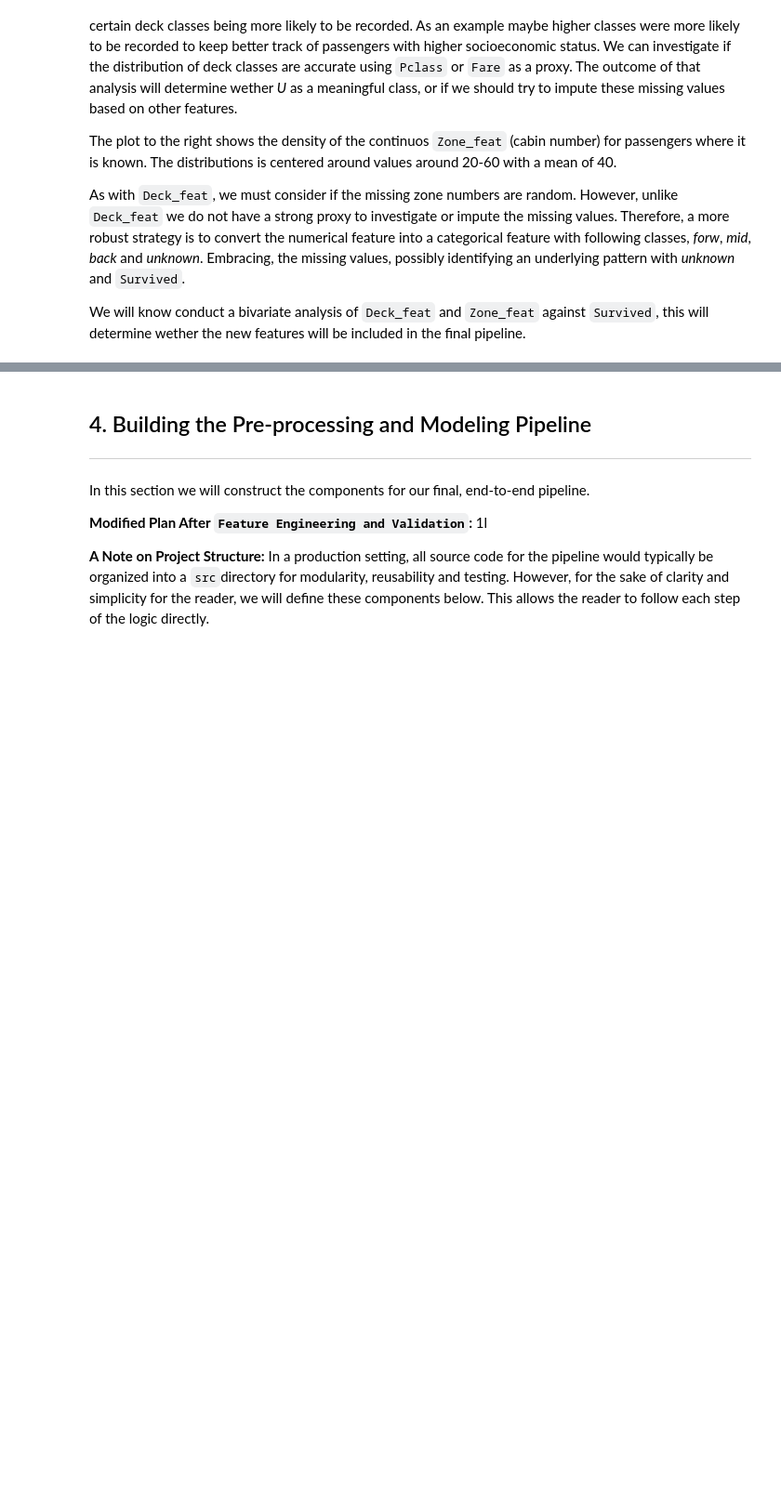
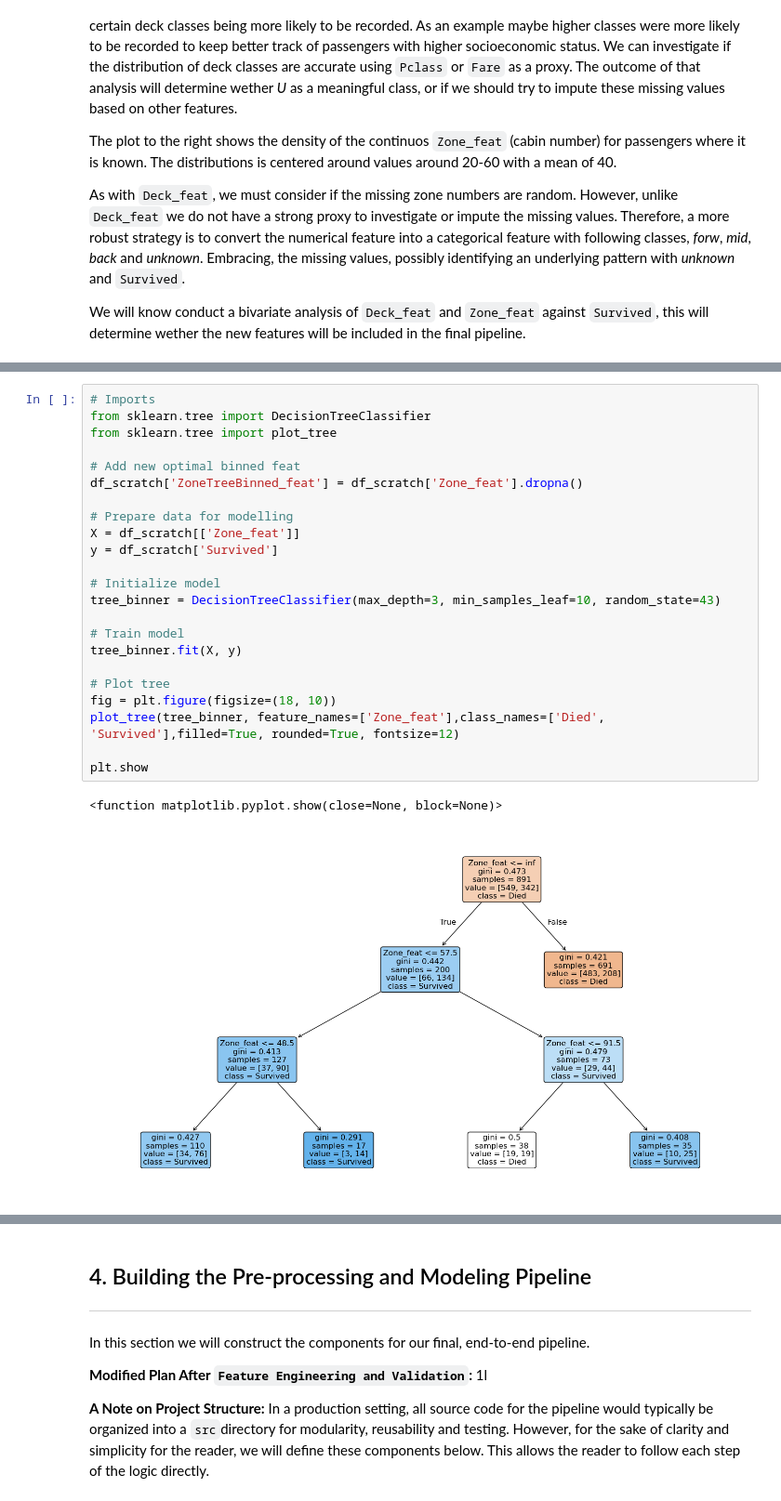
Before and after one commit to JonasLilletevedt/titanic-survival-prediction, a Jupyter notebook: notebooks/01_data_cleaning_and_feature_engineering.ipynb, the cells around one changed output, grey strips where cells are left out. Shown at 93% size. Saved outputs shown, nothing was run; the diff lists cells and outputs as text; blank space fills up the shorter version.

```diff
--- a/notebooks/01_data_cleaning_and_feature_engineering.ipynb
+++ b/notebooks/01_data_cleaning_and_feature_engineering.ipynb
@@ -706,0 +751,26 @@ We will know conduct a bivariate analysis of `Deck_feat` and `Zone_feat` against
+# %%
+# Imports
+from sklearn.tree import DecisionTreeClassifier
+from sklearn.tree import plot_tree
+
+# Add new optimal binned feat
+df_scratch['ZoneTreeBinned_feat'] = df_scratch['Zone_feat'].dropna()
+
+# Prepare data for modelling
+X = df_scratch[['Zone_feat']]
+y = df_scratch['Survived']
+
+# Initialize model
+tree_binner = DecisionTreeClassifier(max_depth=3, min_samples_leaf=10, random_state=43)
+
+# Train model
+tree_binner.fit(X, y)
+
+# Plot tree
+fig = plt.figure(figsize=(18, 10))
+plot_tree(tree_binner, feature_names=['Zone_feat'],class_names=['Died', 'Survived'],filled=True, rounded=True, fontsize=12)
+
+plt.show
+# %% [output]
+<function matplotlib.pyplot.show(close=None, block=None)>
+[figure, added]
```
Also changed, not shown: parts of 10 cells of this notebook, 1 other file.
